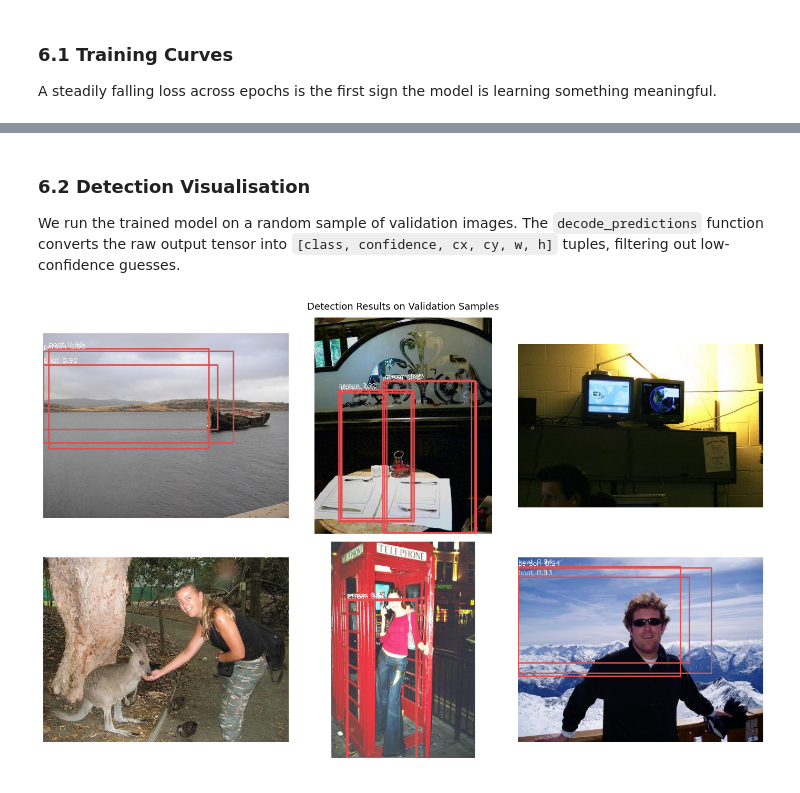
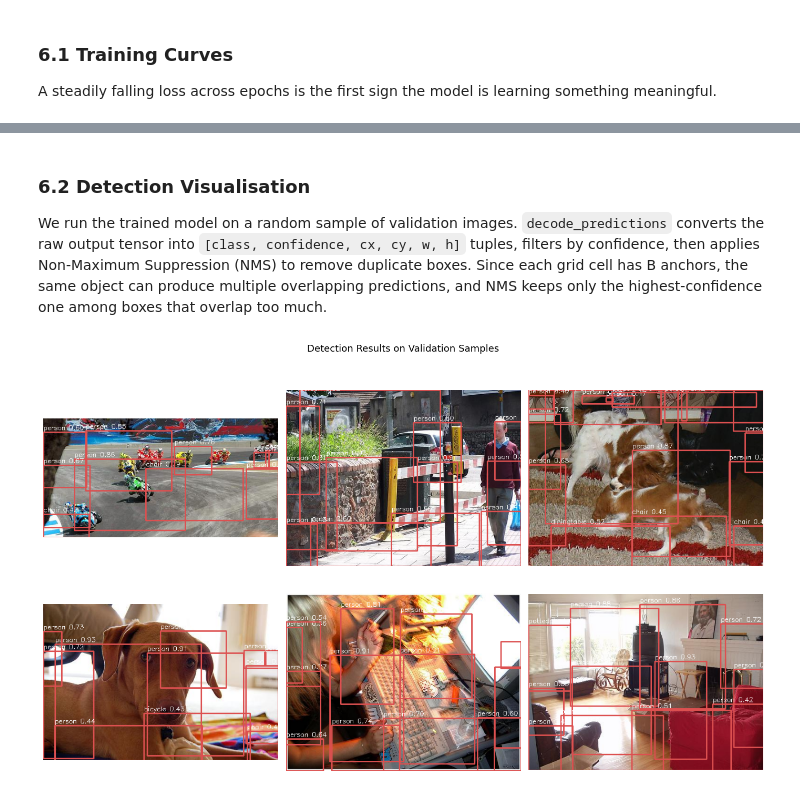
Before and after one commit to comsavvy/Neural-Network-Group3-Project, a Jupyter notebook: group3-project-assignment.ipynb, the cells around one changed output, grey strips where cells are left out. Saved outputs shown, nothing was run; the diff lists cells and outputs as text; code cells hidden in the pictures.

```diff
--- a/group3-project-assignment.ipynb
+++ b/group3-project-assignment.ipynb
@@ -245,10 +232,10 @@ print(f"{'Backbone':<20} {bb:>12,}")
 print(f"{'Detection head':<20} {head_p:>12,}")
 print(f"{'Total':<20} {total:>12,}")
 
-x   = torch.zeros(1, 3, 320, 320)
+x   = torch.zeros(1, 3, 64, 64)
 out = _m(x)
 print(f"\nInput  : {tuple(x.shape)}")
-print(f"Output : {tuple(out.shape)}  ->  (batch, S, S, B *(5+C))")
+print(f"Output : {tuple(out.shape)}  -> (batch, S, S, B x (5+C))")
 del _m
 # %% [output]
 Component              Parameters
@@ -462,9 +449,21 @@ Reduction     : 57.1%
 # %% [markdown]
 ### 6.2 Detection Visualisation
 
-We run the trained model on a random sample of validation images. The `decode_predictions` function converts the raw output tensor into `[class, confidence, cx, cy, w, h]` tuples, filtering out low-confidence guesses.
+We run the trained model on a random sample of validation images. `decode_predictions` converts the raw output tensor into `[class, confidence, cx, cy, w, h]` tuples, filters by confidence, then applies Non-Maximum Suppression (NMS) to remove duplicate boxes. Since each grid cell has B anchors, the same object can produce multiple overlapping predictions, and NMS keeps only the highest-confidence one among boxes that overlap too much.
 # %%
-def decode_predictions(pred, S, B=3, C=20, conf_threshold=0.1):
+def nms(boxes, iou_threshold=0.3):
+    if not boxes:
+        return []
+    boxes = sorted(boxes, key=lambda x: x[1], reverse=True)
+    kept = []
+    while boxes:
+        best = boxes.pop(0)
+        kept.append(best)
+        boxes = [b for b in boxes if iou(best[2:6], b[2:6]) < iou_threshold]
+    return kept
+
+
+def decode_predictions(pred, S, B=3, C=20, conf_threshold=0.4):
     boxes = []
     pred = pred.detach().cpu()
     for i in range(S):
@@ -473,20 +472,20 @@ def decode_predictions(pred, S, B=3, C=20, conf_threshold=0.1):
                 offset = b * (5 + C)
                 cx   = (torch.sigmoid(pred[i, j, offset]).item()   + j) / S
                 cy   = (torch.sigmoid(pred[i, j, offset+1]).item() + i) / S
-                w    = abs(pred[i, j, offset+2].item())
-                h    = abs(pred[i, j, offset+3].item())
+                w    = min(abs(pred[i, j, offset+2].item()), 1.0)
+                h    = min(abs(pred[i, j, offset+3].item()), 1.0)
                 conf = torch.sigmoid(pred[i, j, offset+4]).item()
                 cls  = int(pred[i, j, offset+5:offset+5+C].argmax())
                 if conf >= conf_threshold:
                     boxes.append([cls, conf, cx, cy, w, h])
-    return boxes
+    return nms(boxes)
 
 
 model.eval()
 transform_eval = T.Compose([T.ToPILImage(), T.Resize((HPARAMS['imgsz'], HPARAMS['imgsz'])), T.ToTensor()])
 S_eval = HPARAMS['imgsz'] // 16
 
-val_imgs = os.listdir('Pascal VOC 2012.v1/valid/images')
+val_imgs = sorted(os.listdir('Pascal VOC 2012.v1/valid/images'))
 samples  = random.sample(val_imgs, 6)
 
 fig, axes = plt.subplots(2, 3, figsize=(14, 9))
@@ -494,32 +493,32 @@ fig, axes = plt.subplots(2, 3, figsize=(14, 9))
 for ax, fname in zip(axes.flat, samples):
     path    = os.path.join('Pascal VOC 2012.v1/valid/images', fname)
     img_bgr = cv2.imread(path)
     img_rgb = cv2.cvtColor(img_bgr, cv2.COLOR_BGR2RGB)
     tensor  = transform_eval(img_rgb).unsqueeze(0).to(device)
 
     with torch.no_grad():
         pred = model(tensor)[0]
 
     img_draw = img_rgb.copy()
     ih, iw   = img_draw.shape[:2]
 
-    for cls, conf, cx, cy, w, h in decode_predictions(pred, S_eval, conf_threshold=0.92):
+    for cls, conf, cx, cy, w, h in decode_predictions(pred, S_eval):
         x1 = int((cx - w / 2) * iw)
         y1 = int((cy - h / 2) * ih)
         x2 = int((cx + w / 2) * iw)
         y2 = int((cy + h / 2) * ih)
         x1, y1 = max(x1, 0), max(y1, 0)
         x2, y2 = min(x2, iw), min(y2, ih)
         if x2 > x1 and y2 > y1:
             cv2.rectangle(img_draw, (x1, y1), (x2, y2), (220, 80, 80), 2)
             cv2.putText(img_draw, f"{VOC_CLASSES[cls]} {conf:.2f}",
                         (x1, max(y1 - 5, 0)), cv2.FONT_HERSHEY_SIMPLEX, 0.45, (255, 255, 255), 1)
 
     ax.imshow(img_draw)
     ax.axis('off')
 
 plt.suptitle('Detection Results on Validation Samples', fontsize=13)
 plt.tight_layout()
 plt.show()
 # %% [output]
-[figure, old version]
+[figure, new version]
```
Also changed, not shown: parts of 14 cells of this notebook.
